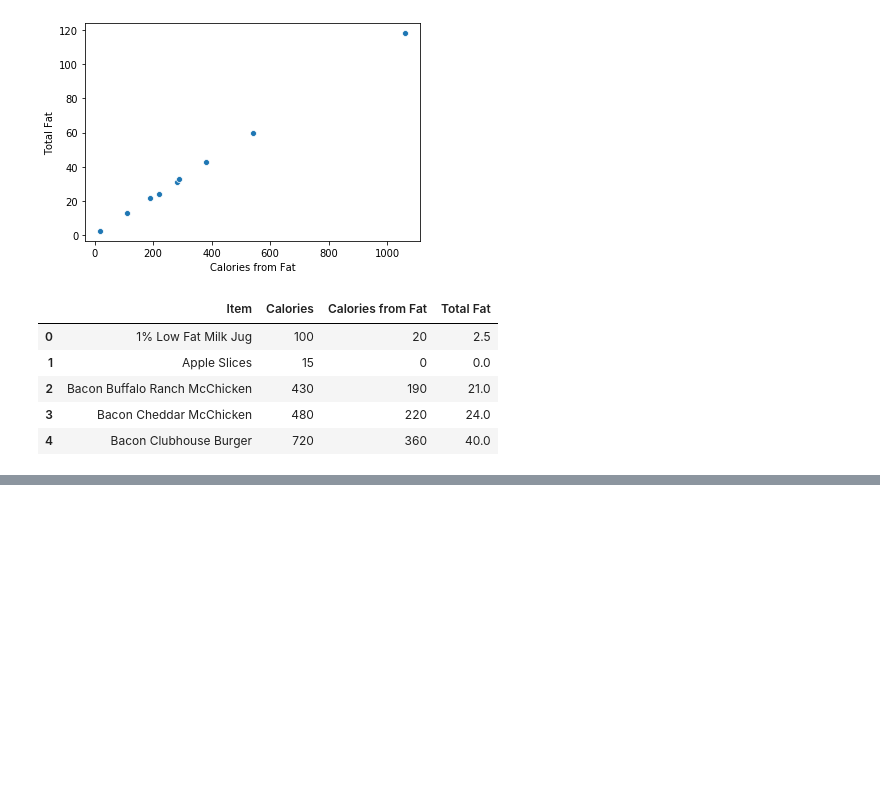
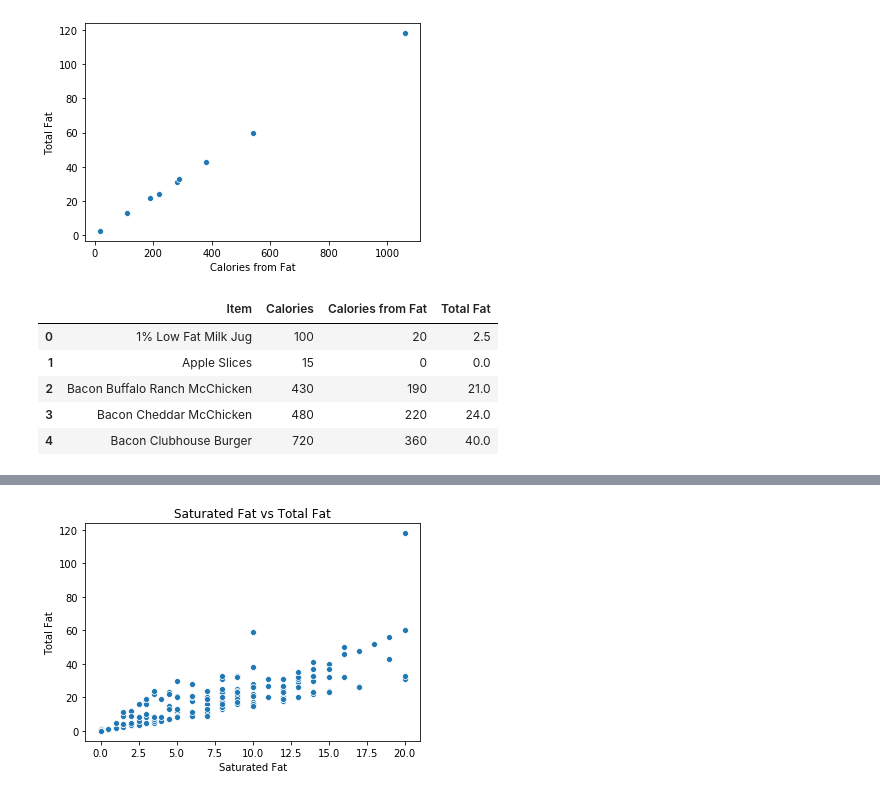
Before and after one commit to ipatel467/McDonald-s-Menu, a Jupyter notebook: Index.ipynb, the cells around one changed output, grey strips where cells are left out. Drawn from its saved outputs; the diff is of its cells as text; code cells hidden in the pictures; blank space fills up the shorter version.

```diff
--- a/Index.ipynb
+++ b/Index.ipynb
@@ -250,2 +250,5 @@ sat_fat_cals = df.groupby(['Category', 'Item']).agg({'Calories':'max','CSaturate
 # %%
 sns.scatterplot(data = sat_fat_cals, x='Saturated Fat' ,y= 'Total Fat')
+plt.title('Saturated Fat vs Total Fat');
+# %% [output]
+[figure, added]
```
Also changed, not shown: parts of 3 cells of this notebook.
